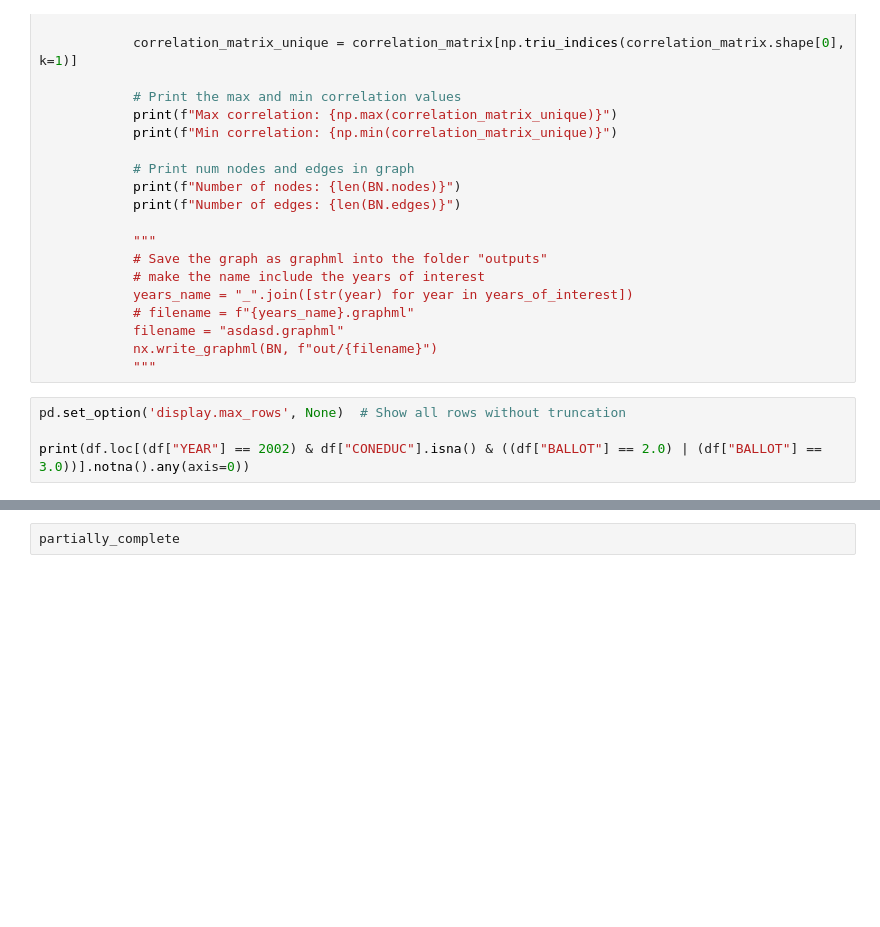
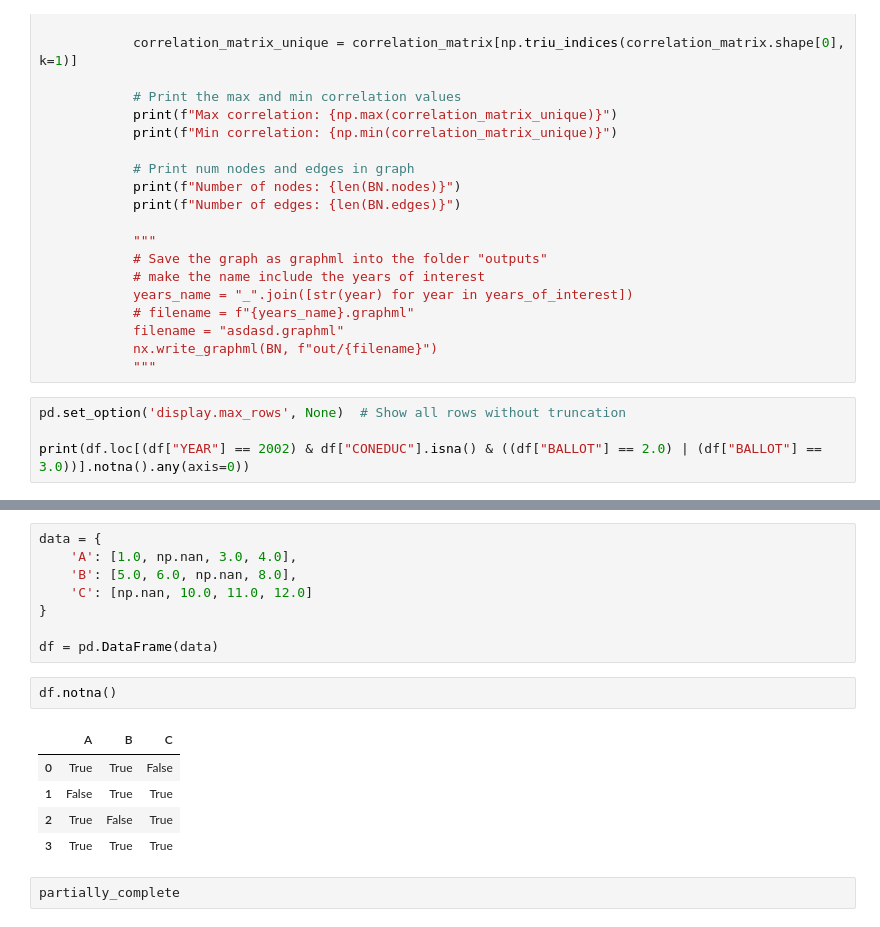
Before and after one commit to victorvikram/BeliefNetworkEvo, a Jupyter notebook: nbk/v_creating_belief_network.ipynb, the cells around one changed output, grey strips where cells are left out. Drawn from its saved outputs; the diff is of its cells as text; blank space fills up the shorter version.

```diff
--- a/nbk/v_creating_belief_network.ipynb
+++ b/nbk/v_creating_belief_network.ipynb
@@ -124,3 +152,19 @@ filled_vars
+# %%
+data = {
+    'A': [1.0, np.nan, 3.0, 4.0],
+    'B': [5.0, 6.0, np.nan, 8.0],
+    'C': [np.nan, 10.0, 11.0, 12.0]
+}
+
+df = pd.DataFrame(data)
+# %%
+df.notna()
+# %% [output]
+|  | A | B | C |
+| 0 | True | True | False |
+| 1 | False | True | True |
+| 2 | True | False | True |
+| 3 | True | True | True |
 # %%
 partially_complete
 # %%
```
Also changed, not shown: parts of 8 cells of this notebook, 6 other files.
